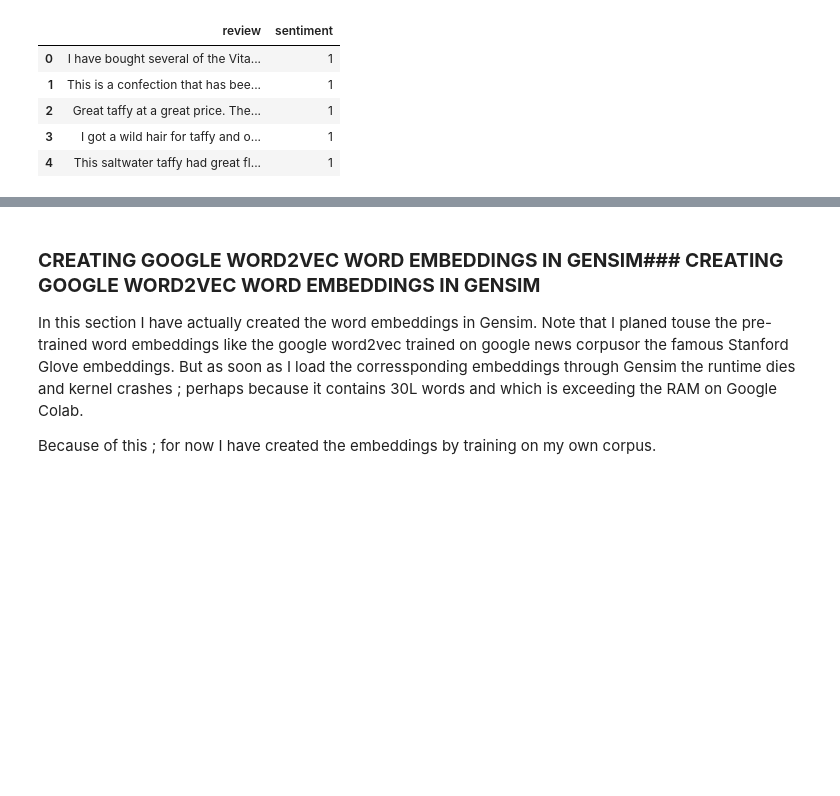
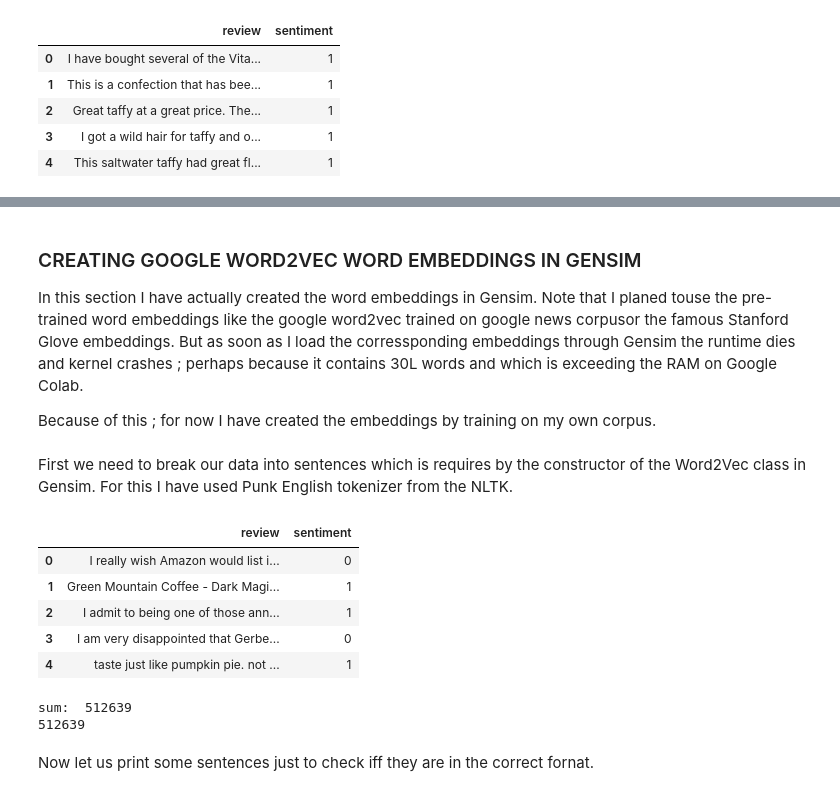
Before and after one commit to JIPiration/kaggles, a Jupyter notebook: amazon-fine-food-reviews/a-complete-text-classfication-guide-word2vec-lstm.ipynb, the cells around one changed output, grey strips where cells are left out. Drawn from its saved outputs; the diff is of its cells as text; code cells hidden in the pictures; blank space fills up the shorter version.

```diff
--- a/amazon-fine-food-reviews/a-complete-text-classfication-guide-word2vec-lstm.ipynb
+++ b/amazon-fine-food-reviews/a-complete-text-classfication-guide-word2vec-lstm.ipynb
@@ -348,5 +348,5 @@ df.head()
 # %% [markdown]
-### **CREATING GOOGLE WORD2VEC WORD EMBEDDINGS IN GENSIM### CREATING GOOGLE WORD2VEC WORD EMBEDDINGS IN GENSIM**
+### CREATING GOOGLE WORD2VEC WORD EMBEDDINGS IN GENSIM
 
 In this section I have actually created the word embeddings in Gensim. Note that I planed touse the pre-trained word embeddings like the google word2vec trained on google news corpusor the famous Stanford Glove embeddings. But as soon as I load the corressponding embeddings through Gensim the runtime dies and kernel crashes ; perhaps because it contains 30L words and which is exceeding the RAM on Google Colab.
 
@@ -353,0 +358,31 @@ Because of this ; for now I have created the embeddings by training on my own co
+# %% [markdown]
+First we need to break our data into sentences which is requires by the constructor of the Word2Vec class in Gensim. For this I have used Punk English tokenizer from the NLTK.
+# %%
+df.head()
+# %% [output]
+|  | review | sentiment |
+| 0 | I really wish Amazon would list i... | 0 |
+| 1 | Green Mountain Coffee - Dark Magi... | 1 |
+| 2 | I admit to being one of those ann... | 1 |
+| 3 | I am very disappointed that Gerbe... | 0 |
+| 4 | taste just like pumpkin pie. not ... | 1 |
+# %%
+from tqdm import tqdm
+
+tokenizer = nltk.data.load('tokenizers/punkt/english.pickle')
+sentences = []
+sum = 0
+
+for review in tqdm(df['review']):
+    sents = tokenizer.tokenize(review.strip())
+    sum += len(sents)
+    for sent in sents:
+        cleaned_sent = clean_reviews(sent)  # text 전처리
+        sentences.append(cleaned_sent.split())  # can user word_tokenizer also.
+print("sum: ", sum)
+print(len(sentences))
+# %% [output]
+sum:  512639
+512639
+# %% [markdown]
+Now let us print some sentences just to check iff they are in the correct fornat.
```
Also changed, not shown: parts of 40 cells of this notebook.
